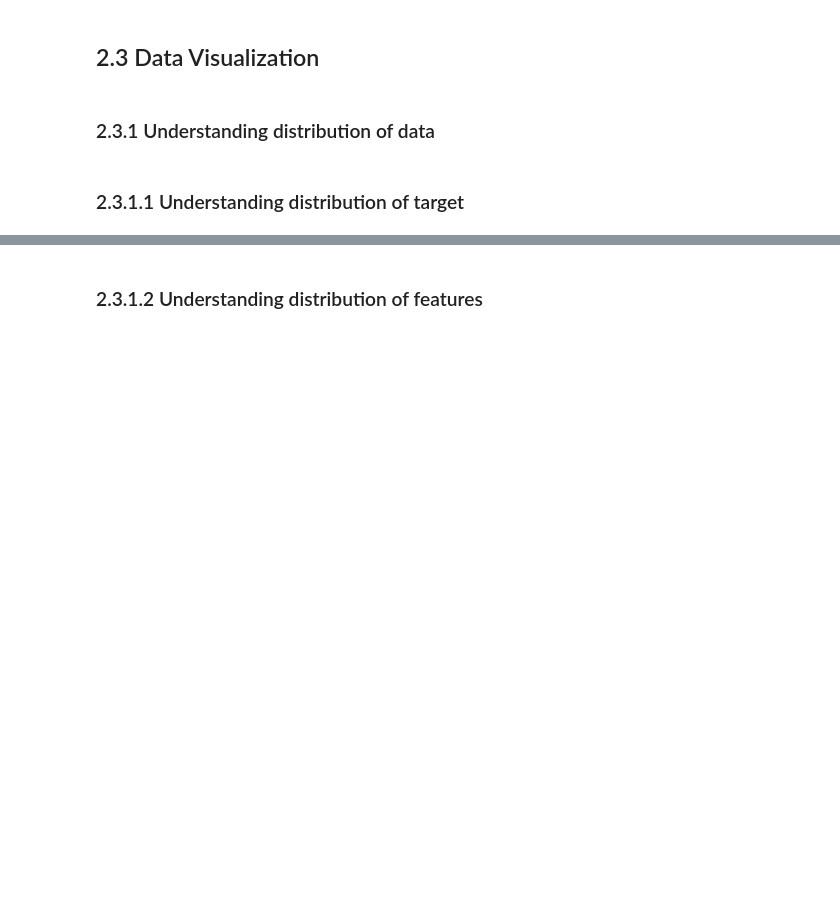
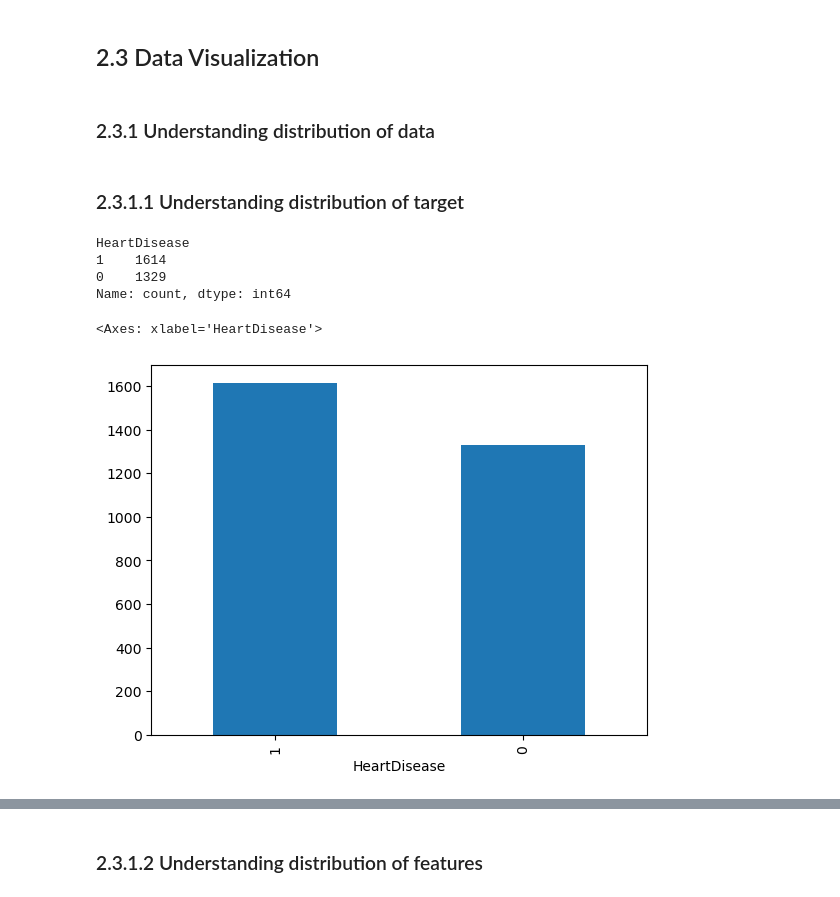
Before and after one commit to AnsonZhu8/MLDP_project, a Jupyter notebook: mldp_project_codes.ipynb, the cells around one changed output, grey strips where cells are left out. Cells and saved outputs as stored; diff of their text form; code cells hidden in the pictures; blank space fills up the shorter version.

Commit message:
Add files via upload
finished the data visualisation

```diff
--- a/mldp_project_codes.ipynb
+++ b/mldp_project_codes.ipynb
@@ -163,5 +163,20 @@ Cholesterol = 0: 0
 ### 2.3.1 Understanding distribution of data
 # %% [markdown]
 ### 2.3.1.1 Understanding distribution of target
+# %%
+# finding out how many patients have heart disease and no heart disease
+
+col_y = 'HeartDisease'
+df[col_y].value_counts()
+# %% [output]
+HeartDisease
+1    1614
+0    1329
+Name: count, dtype: int64
 # %%
 ## Understanding distribution of target
+col_y = 'HeartDisease'
+df[col_y].value_counts().plot(kind='bar')
+# %% [output]
+<Axes: xlabel='HeartDisease'>
+[figure, added]
```
Also changed, not shown: parts of 7 cells of this notebook.
